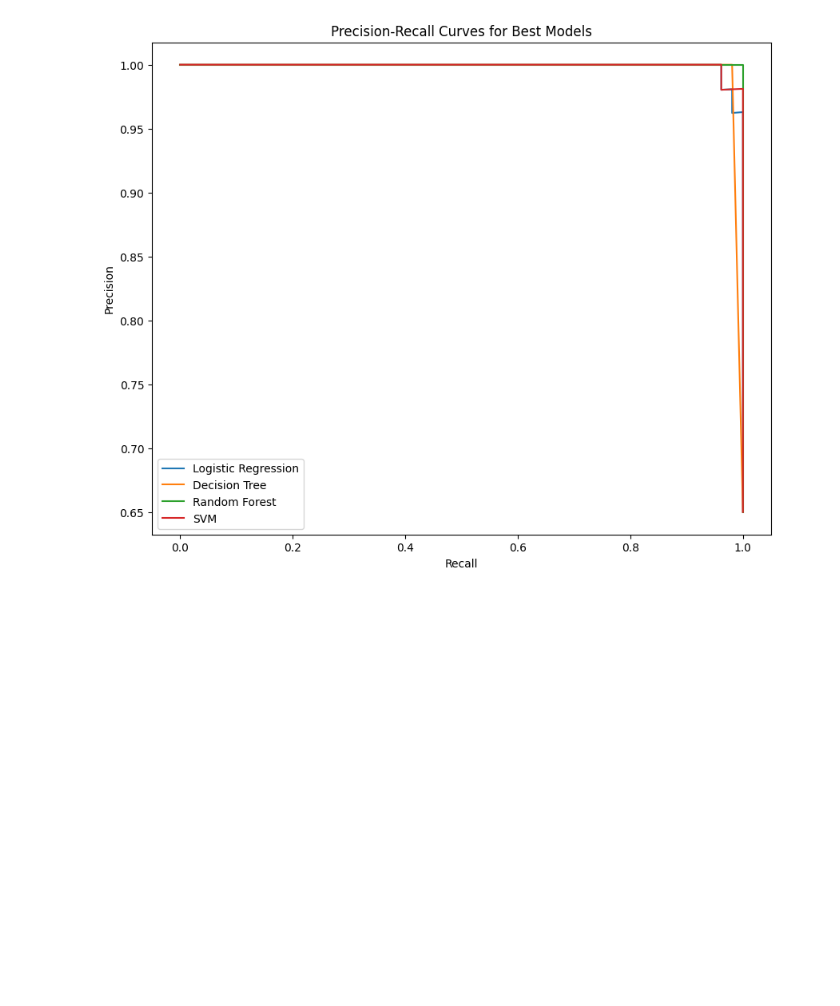
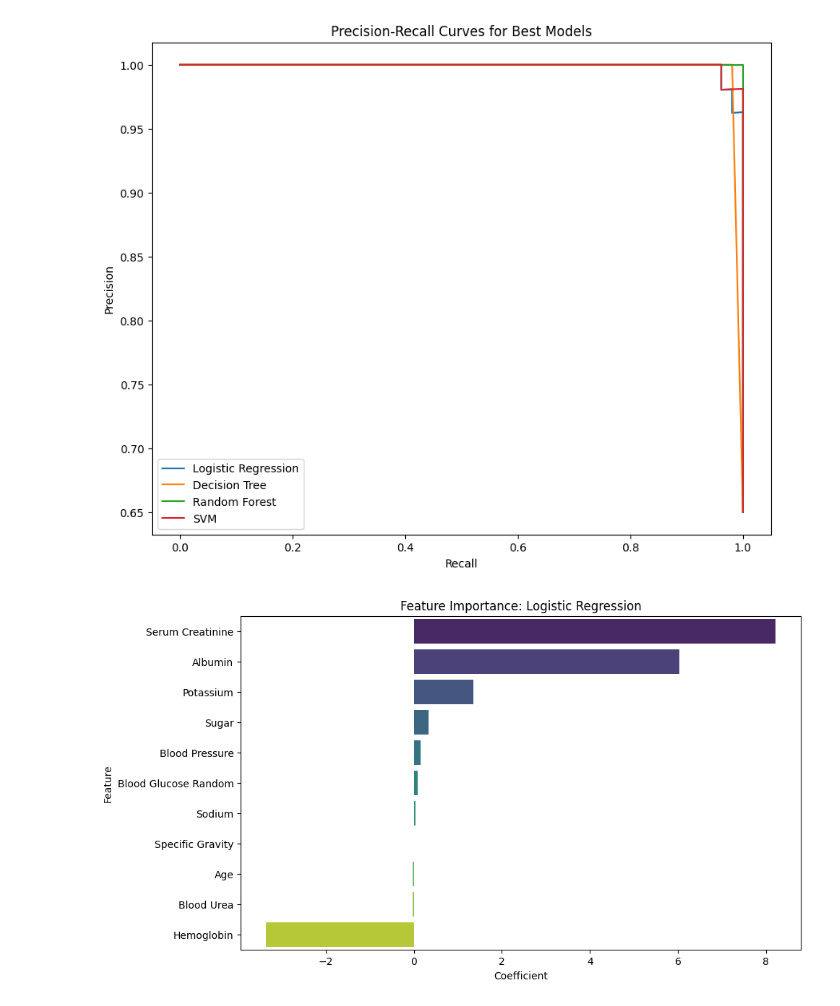
Before and after one commit to abshilpa/Chronic-Kidney-Disease-Data-Science-Project, a Jupyter notebook: MSC_Final_project_CKD.ipynb, the cells around one changed output. Drawn from its saved outputs; the diff is of its cells as text; code cells hidden in the pictures; blank space fills up the shorter version.

```diff
--- a/MSC_Final_project_CKD.ipynb
+++ b/MSC_Final_project_CKD.ipynb
@@ -922,3 +967,90 @@ plot_roc_and_precision_curves(best_models, X_test, y_test)
 [figure]
 [figure]
 [figure]
+# %%
+import numpy as np
+import pandas as pd
+import matplotlib.pyplot as plt
+import seaborn as sns
+
+def plot_logistic_regression_feature_importance(model, feature_names):
+    """
+    Plot feature importance for Logistic Regression using coefficients.
+
+    Parameters:
+    model: Trained Logistic Regression model.
+    feature_names (list): List of feature names.
+    """
+    coefficients = model.coef_[0]
+    feature_importance = pd.DataFrame({
+        'Feature': feature_names,
+        'Importance': coefficients
+    }).sort_values(by='Importance', ascending=False)
+
+    plt.figure(figsize=(10, 6))
+    sns.barplot(x='Importance', y='Feature', data=feature_importance, palette='viridis')
+    plt.title("Feature Importance: Logistic Regression")
+    plt.xlabel("Coefficient")
+    plt.ylabel("Feature")
+    plt.show()
+
+
+def plot_svm_feature_importance(model, feature_names):
+    """
+    Plot feature importance for SVM using feature weights.
+
+    Parameters:
+    model: Trained SVM model.
+    feature_names (list): List of feature names.
+    """
+    feature_weights = model.coef_[0]
+    feature_importance = pd.DataFrame({
+        'Feature': feature_names,
+        'Importance': feature_weights
+    }).sort_values(by='Importance', ascending=False)
+
+    plt.figure(figsize=(10, 6))
+    sns.barplot(x='Importance', y='Feature', data=feature_importance, palette='viridis')
+    plt.title("Feature Importance: SVM")
+    plt.xlabel("Weight")
+    plt.ylabel("Feature")
+    plt.show()
+
+
+def plot_tree_based_feature_importance(model, feature_names, model_name):
+    """
+    Plot feature importance for tree-based models (Random Forest and Decision Tree).
+
+    Parameters:
+    model: Trained tree-based model.
+    feature_names (list): List of feature names.
+    model_name (str): Name of the tree-based model.
+    """
+    feature_importance = model.feature_importances_
+    feature_importance_df = pd.DataFrame({
+        'Feature': feature_names,
+        'Importance': feature_importance
+    }).sort_values(by='Importance', ascending=False)
+
+    plt.figure(figsize=(10, 6))
+    sns.barplot(x='Importance', y='Feature', data=feature_importance_df, palette='viridis')
+    plt.title(f"Feature Importance: {model_name}")
+    plt.xlabel("Importance")
+    plt.ylabel("Feature")
+    plt.show()
+
+
+# Feature importance for Logistic Regression
+plot_logistic_regression_feature_importance(best_models['Logistic Regression'], X_train.columns)
+
+# Feature importance for SVM
+if hasattr(best_models['SVM'], 'coef_'):
+    plot_svm_feature_importance(best_models['SVM'], X_train.columns)
+else:
+    print("SVM feature importance not available for kernel types other than linear.")
+
+# Feature importance for tree-based models
+plot_tree_based_feature_importance(best_models['Decision Tree'], X_train.columns, "Decision Tree")
+plot_tree_based_feature_importance(best_models['Random Forest'], X_train.columns, "Random Forest")
+# %% [output]
+[figure, added]
```
Also changed, not shown: parts of 10 cells of this notebook.
